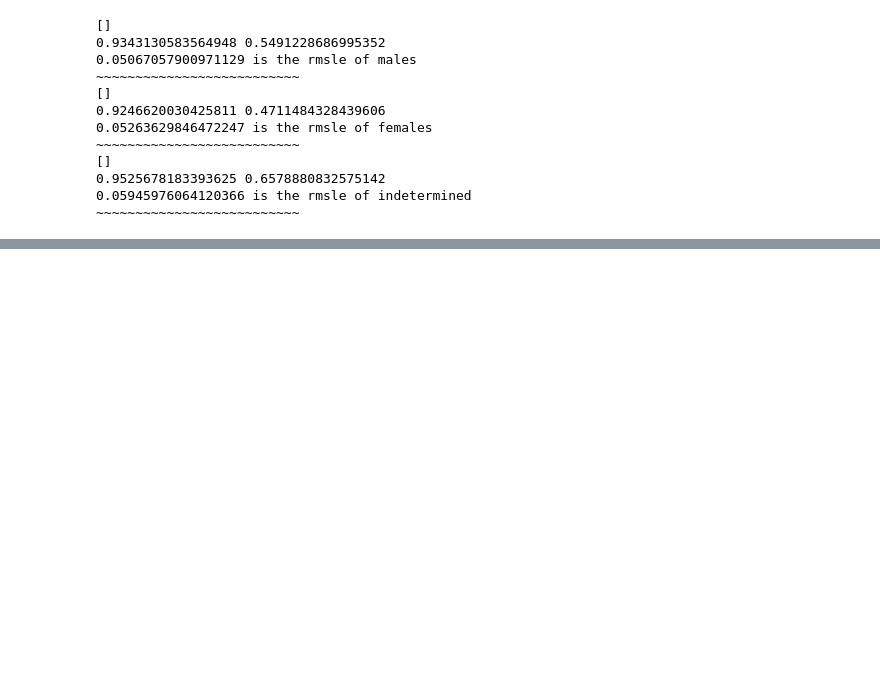
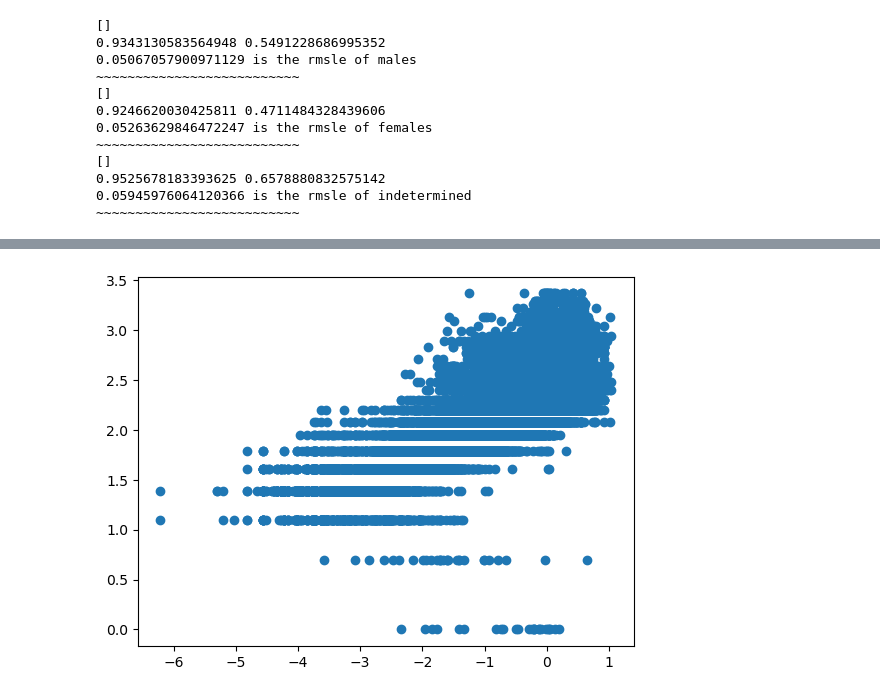
Before and after one commit to bwolff26/abalone_regression, a Jupyter notebook: code/modeling_ii.ipynb, the cells around one changed output, grey strips where cells are left out. Drawn from its saved outputs; the diff is of its cells as text; code cells hidden in the pictures; blank space fills up the shorter version.

```diff
--- a/code/modeling_ii.ipynb
+++ b/code/modeling_ii.ipynb
@@ -332,0 +428,4 @@ submission.to_csv(
+# %%
+plt.scatter(df_log['whole_weight'], df_log['rings']);
+# %% [output]
+[figure, added]
```
Also changed, not shown: parts of 35 cells of this notebook, 1 other file.
